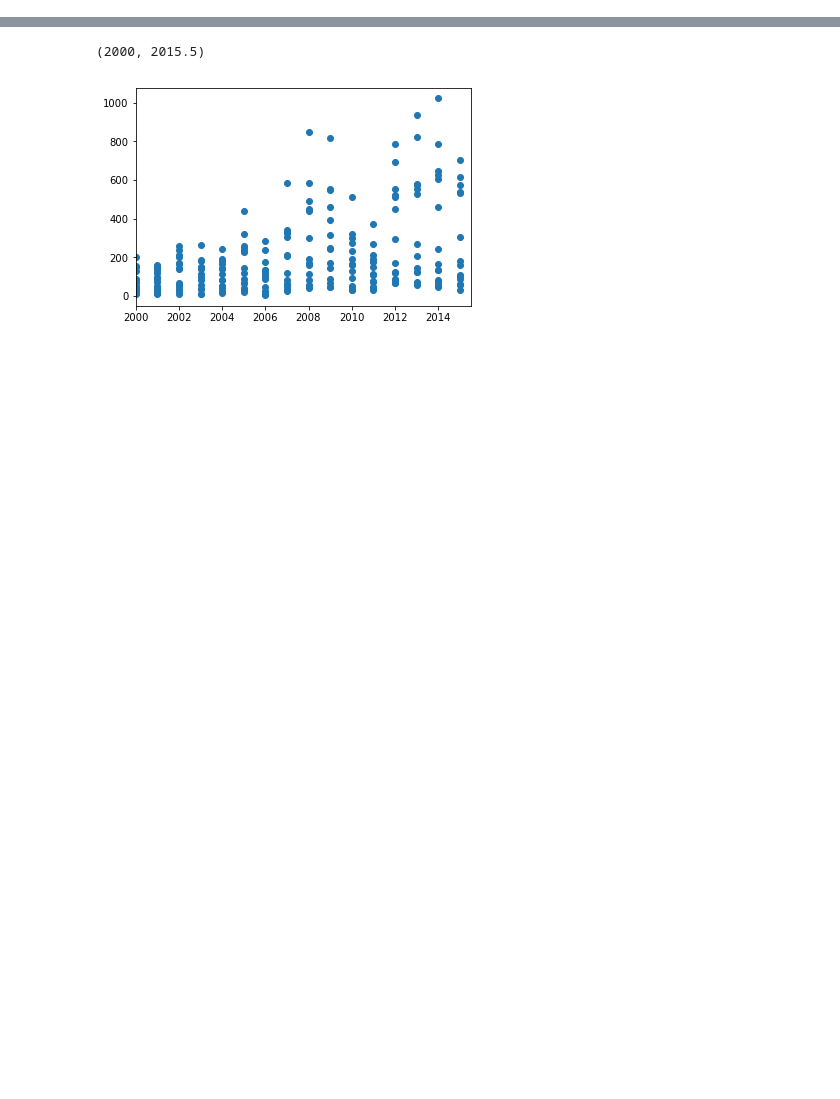
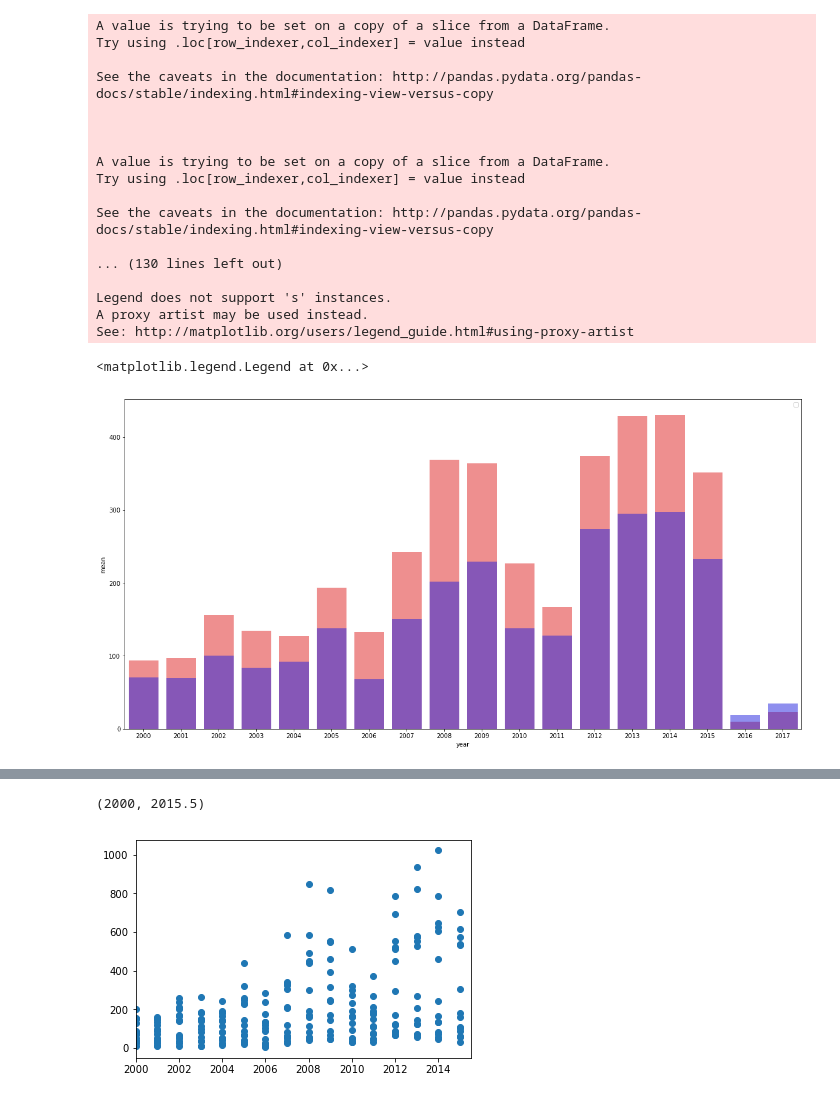
Before and after one commit to agowardhan/PredictLyme, a Jupyter notebook: EDA.ipynb, the cells around one changed output, grey strips where cells are left out. Drawn from its saved outputs; the diff is of its cells as text; code cells hidden in the pictures; blank space fills up the shorter version.

```diff
--- a/EDA.ipynb
+++ b/EDA.ipynb
@@ -17,0 +28,64 @@ df = pd.read_csv('./lyme_weather_deer.csv')
+# %%
+df = pd.read_csv('/Users/avani/Dropbox/Work/dataScience/Insight/PredictLyme/lyme_weather_cover.csv')
+temp = df[df['Stname']=='Massachusetts']
+
+x = temp[temp.Ctyname==ele]['year']
+y = temp[temp.Ctyname==ele]['Cases']
+
+temp['pcpn_1']= temp[['JAN_PCPN', 'FEB_PCPN', 'MAR_PCPN', 'APR_PCPN']].mean(axis=1)
+temp['pcpn_2']= temp[['MAY_PCPN', 'JUN_PCPN', 'JUL_PCPN', 'AUG_PCPN']].mean(axis=1)
+temp['pcpn_3']= temp[['SEP_PCPN', 'OCT_PCPN', 'NOV_PCPN', 'DEC_PCPN']].mean(axis=1)
+
+temp['tmpc_1']= temp[['JAN_TMPC', 'FEB_TMPC', 'MAR_TMPC', 'APR_TMPC']].mean(axis=1)
+temp['tmpc_2']= temp[['MAY_TMPC', 'JUN_TMPC', 'JUL_TMPC', 'AUG_TMPC']].mean(axis=1)
+temp['tmpc_3']= temp[['SEP_TMPC', 'OCT_TMPC', 'NOV_TMPC', 'DEC_TMPC']].mean(axis=1)
+
+temp['tmax_1']= temp[['JAN_TMAX', 'FEB_TMAX', 'MAR_TMAX', 'APR_TMAX']].mean(axis=1)
+temp['tmax_2']= temp[['MAY_TMAX', 'JUN_TMAX', 'JUL_TMAX', 'AUG_TMAX']].mean(axis=1)
+temp['tmax_3']= temp[['SEP_TMAX', 'OCT_TMAX', 'NOV_TMAX', 'DEC_TMAX']].mean(axis=1)
+
+temp['tmin_1']= temp[['JAN_TMIN', 'FEB_TMIN', 'MAR_TMIN', 'APR_TMIN']].mean(axis=1)
+temp['tmin_2']= temp[['MAY_TMIN', 'JUN_TMIN', 'JUL_TMIN', 'AUG_TMIN']].mean(axis=1)
+temp['tmin_3']= temp[['SEP_TMIN', 'OCT_TMIN', 'NOV_TMIN', 'DEC_TMIN']].mean(axis=1)
+
+new_temp = temp.groupby("Ctyname", as_index=False).tmpc_2.agg({"tmpc_2": lambda x: list(x), "mean": "mean"})
+med = np.median(new_temp['mean'])
+
+warmc = new_temp[new_temp['mean']>med]['Ctyname']
+coolc = new_temp[new_temp['mean']<=med]['Ctyname']
+
+warmc_time = temp.loc[temp['Ctyname'].isin(warmc)]
+coolc_time = temp.loc[temp['Ctyname'].isin(coolc)]
+
+x1_mean = warmc_time.groupby("year", as_index=False).Cases.agg({"tmpc_2": lambda x: list(x), "mean": "mean"})
+x1_sum = warmc_time.groupby("year", as_index=False).Cases.agg({"tmpc_2": lambda x: list(x), "sum": "sum"})
+x1_rms = warmc_time.groupby("year", as_index=False).Cases.agg({"tmpc_2": lambda x: list(x), "std": "std"})
+
+x2_mean = coolc_time.groupby("year", as_index=False).Cases.agg({"tmpc_2": lambda x: list(x), "mean": "mean"})
+x2_sum = coolc_time.groupby("year", as_index=False).Cases.agg({"tmpc_2": lambda x: list(x), "sum": "sum"})
+x2_rms = coolc_time.groupby("year", as_index=False).Cases.agg({"tmpc_2": lambda x: list(x), "std": "std"})
+
+plt.figure(figsize=(20,10))
+sns.barplot(x2['year']+1.0, x2['mean'], color='red', alpha=0.5)
+sns.barplot(x1['year'], x1['mean'], color='blue', alpha=0.5)
+plt.legend('Warm counties', 'Cool counties')
+# %% [output]
+A value is trying to be set on a copy of a slice from a DataFrame.
+Try using .loc[row_indexer,col_indexer] = value instead
+
+See the caveats in the documentation: http://pandas.pydata.org/pandas-docs/stable/indexing.html#indexing-view-versus-copy
+
+
+
+A value is trying to be set on a copy of a slice from a DataFrame.
+Try using .loc[row_indexer,col_indexer] = value instead
+
+See the caveats in the documentation: http://pandas.pydata.org/pandas-docs/stable/indexing.html#indexing-view-versus-copy
+
+... (130 lines left out)
+
+Legend does not support 's' instances.
+A proxy artist may be used instead.
+See: http://matplotlib.org/users/legend_guide.html#using-proxy-artist
+<matplotlib.legend.Legend at 0x...>
+[figure, added]
```
Also changed, not shown: parts of 51 cells of this notebook, 21 other files.
